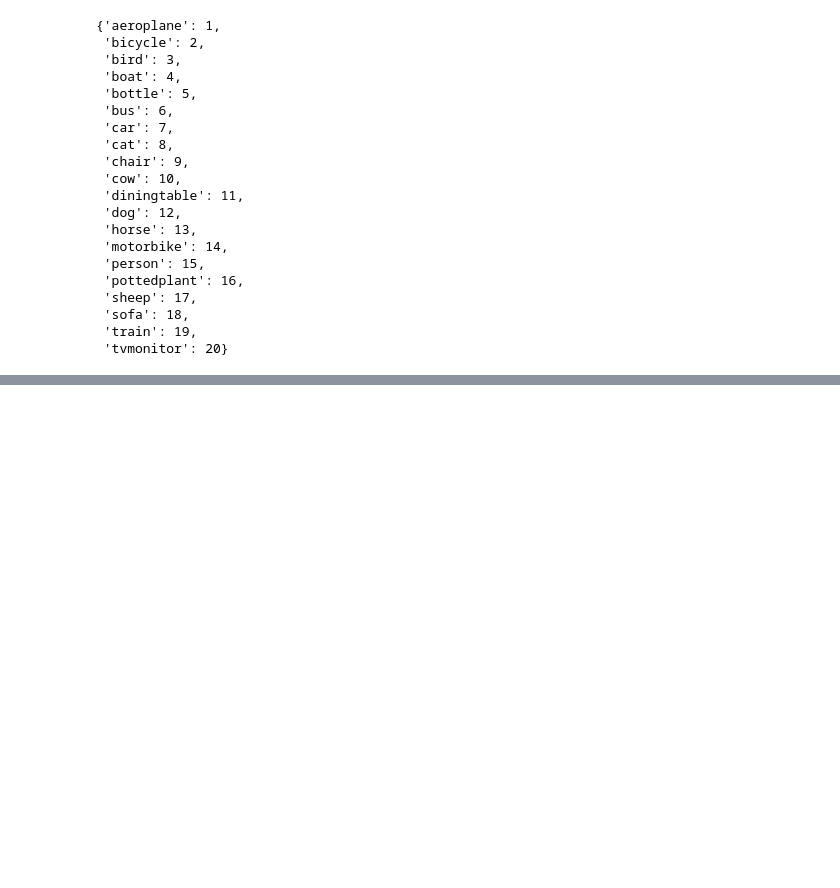
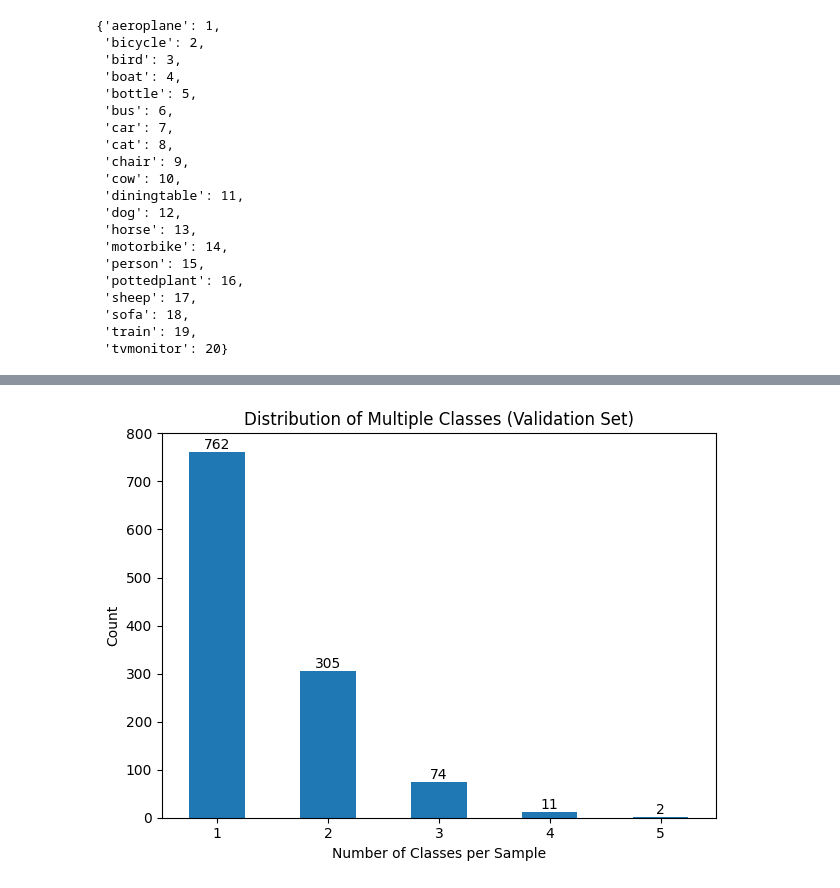
Before and after one commit to AAAlessandroP/imageRecognitionVOC2012, a Jupyter notebook: dataset_exporter.ipynb, the cells around one changed output, grey strips where cells are left out. Drawn from its saved outputs; the diff is of its cells as text; code cells hidden in the pictures; blank space fills up the shorter version.

```diff
--- a/dataset_exporter.ipynb
+++ b/dataset_exporter.ipynb
@@ -201,0 +296,3 @@ train_val_multiple_class_df.to_csv(MULTI_CLASS_PATH, index=False)
+# %%
+val_size = VALIDATION_SIZE / (1 - TRAIN_SIZE)
+val_size
@@ -201,0 +301,6 @@ train_val_multiple_class_df.to_csv(MULTI_CLASS_PATH, index=False)
+# %%
+validation_indices = clone_data_multiple_class_df.sample(frac=val_size, random_state=RANDOM_STATE).index
+validation_multiple_class_df = clone_data_multiple_class_df.loc[validation_indices]
+clone_data_multiple_class_df = clone_data_multiple_class_df.drop(validation_indices)
+
+validation_multiple_class_df
@@ -201,0 +321,16 @@ train_val_multiple_class_df.to_csv(MULTI_CLASS_PATH, index=False)
+# %%
+validation_class_frequencies = validation_multiple_class_df.groupby("n_classes").size()
+ax = validation_class_frequencies.plot(kind="bar", legend=False)
+
+for i, v in enumerate(validation_class_frequencies):
+   ax.text(i, v, str(v), ha='center', va='bottom')
+
+plt.title("Distribution of Multiple Classes (Validation Set)")
+plt.xlabel("Number of Classes per Sample")
+plt.ylabel("Count")
+plt.xticks(rotation=0)
+plt.tight_layout()
+
+plt.show()
+# %% [output]
+[figure, added]
```
Also changed, not shown: parts of 56 cells of this notebook, 7 other files.
